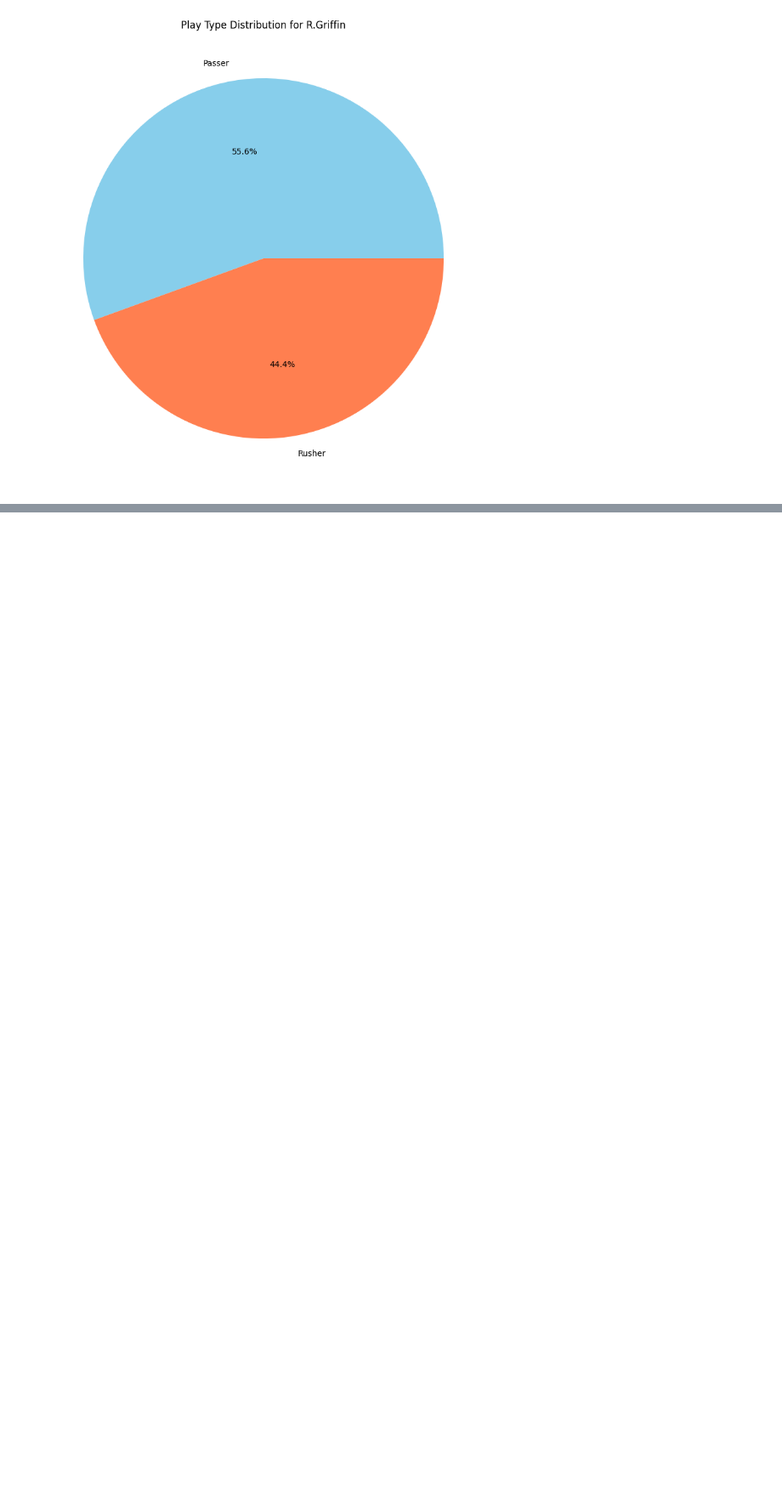
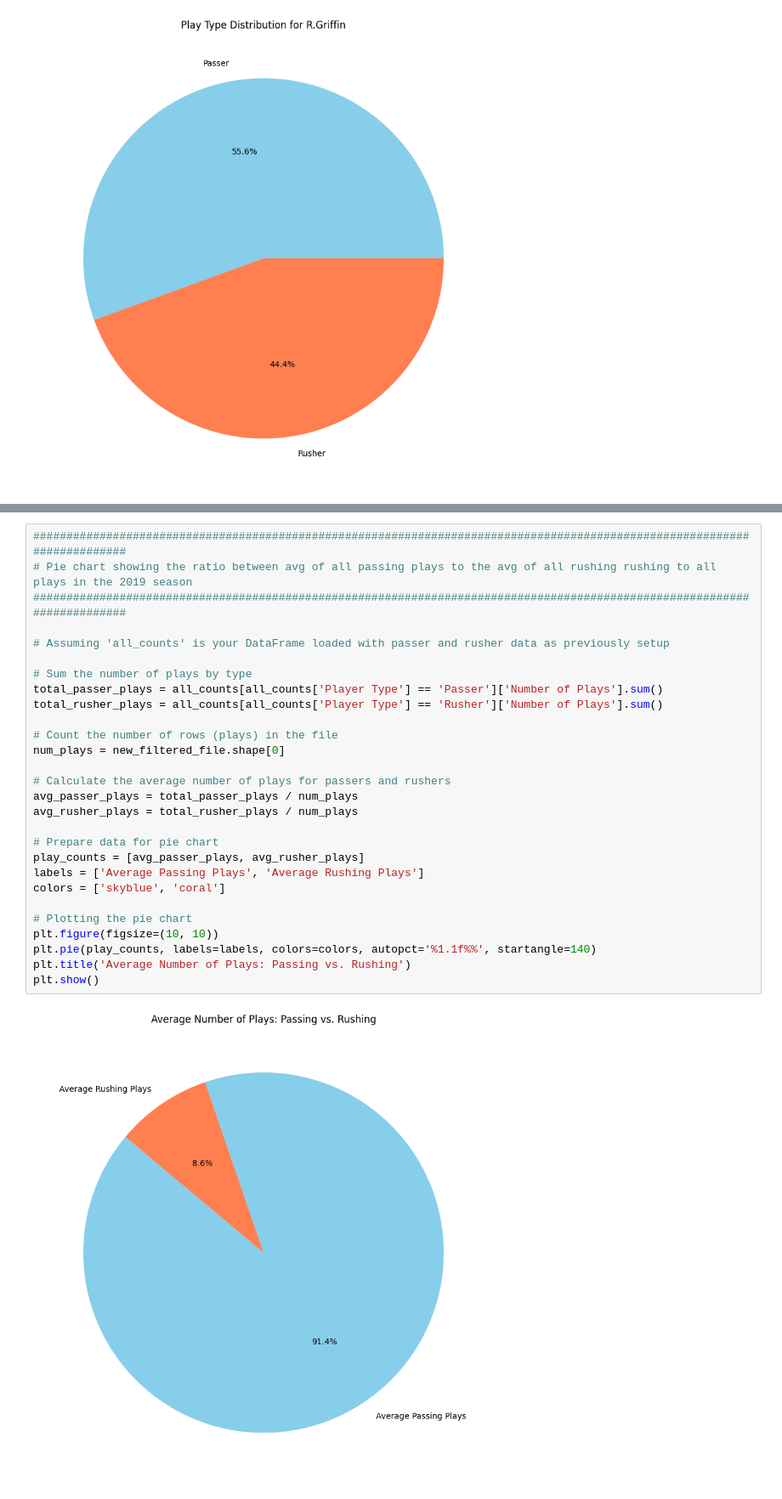
Before and after one commit to SantiM01/Senior-Project, a Jupyter notebook: Test_data_exploration_UPDATED_CURRENT.ipynb, the cells around one changed output, grey strips where cells are left out. Shown at 85% size. Saved outputs shown, nothing was run; the diff lists cells and outputs as text; blank space fills up the shorter version.

```diff
--- a/Test_data_exploration_UPDATED_CURRENT.ipynb
+++ b/Test_data_exploration_UPDATED_CURRENT.ipynb
@@ -229,0 +266,30 @@ else:
+# %%
+##########################################################################################################################
+# Pie chart showing the ratio between avg of all passing plays to the avg of all rushing rushing to all plays in the 2019 season
+##########################################################################################################################
+
+# Assuming 'all_counts' is your DataFrame loaded with passer and rusher data as previously setup
+
+# Sum the number of plays by type
+total_passer_plays = all_counts[all_counts['Player Type'] == 'Passer']['Number of Plays'].sum()
+total_rusher_plays = all_counts[all_counts['Player Type'] == 'Rusher']['Number of Plays'].sum()
+
+# Count the number of rows (plays) in the file
+num_plays = new_filtered_file.shape[0]
+
+# Calculate the average number of plays for passers and rushers
+avg_passer_plays = total_passer_plays / num_plays
+avg_rusher_plays = total_rusher_plays / num_plays
+
+# Prepare data for pie chart
+play_counts = [avg_passer_plays, avg_rusher_plays]
+labels = ['Average Passing Plays', 'Average Rushing Plays']
+colors = ['skyblue', 'coral']
+
+# Plotting the pie chart
+plt.figure(figsize=(10, 10))
+plt.pie(play_counts, labels=labels, colors=colors, autopct='%1.1f%%', startangle=140)
+plt.title('Average Number of Plays: Passing vs. Rushing')
+plt.show()
+# %% [output]
+[figure, added]
```
Also changed, not shown: parts of 6 cells of this notebook.
